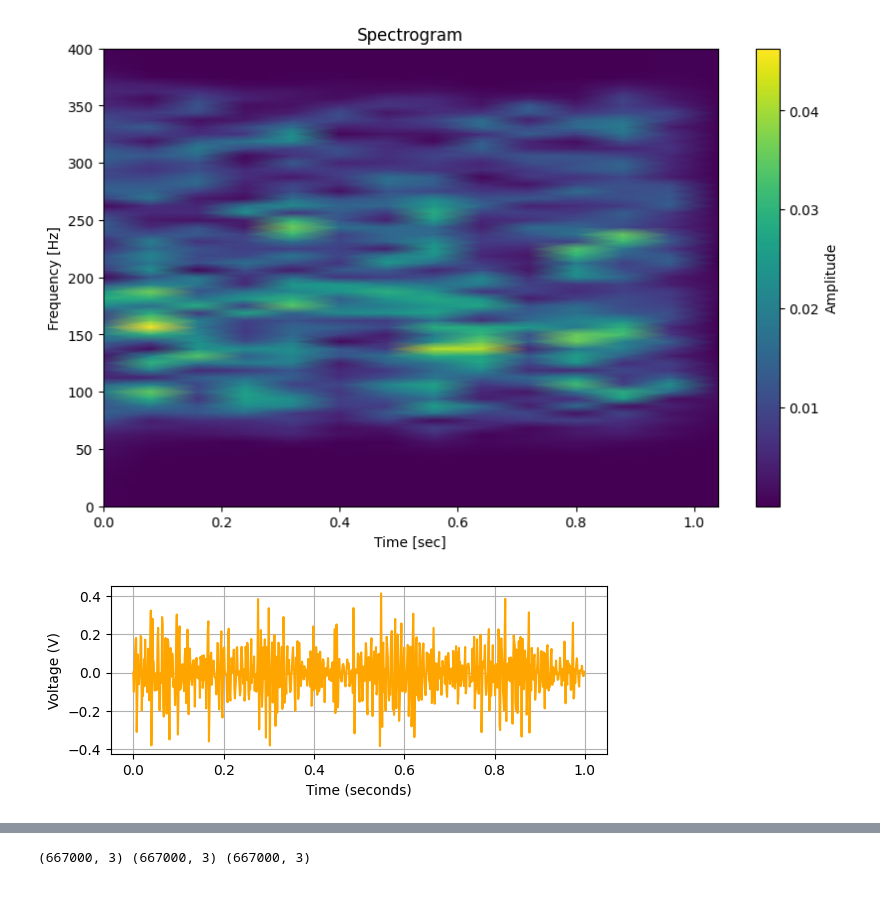
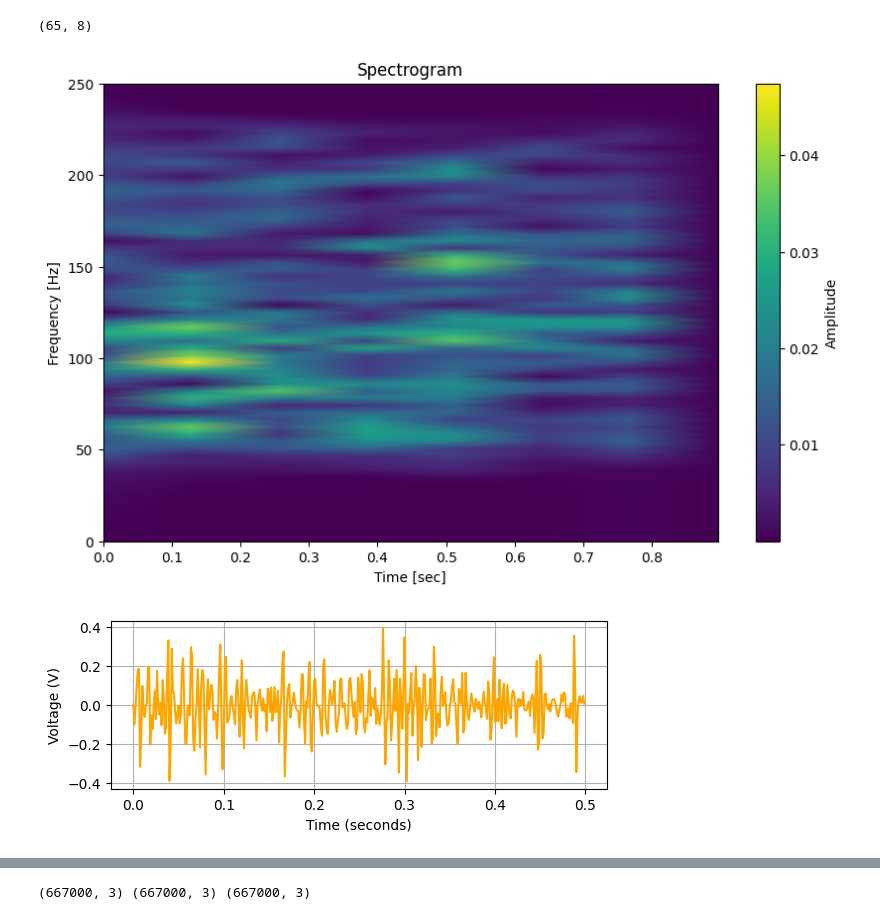
Before and after one commit to Aryanaut/ecz-ware, a Jupyter notebook: training/spectrogram.ipynb, the cells around one changed output, grey strips where cells are left out. Saved outputs shown, nothing was run; the diff lists cells and outputs as text; code cells hidden in the pictures.

Commit message:
reducd windowing size to half the sampling rate

```diff
--- a/training/spectrogram.ipynb
+++ b/training/spectrogram.ipynb
@@ -84,7 +80,7 @@ def stft(x, sampling_rate=1000):
     f, t, spec = signal.stft(x.numpy(), fs=sampling_rate, nperseg=128, noverlap = 64, nfft=128, boundary='zeros')
     return tf.convert_to_tensor(np.abs(spec))
 
-def stft_full(x, sampling_rate=800): # for visualization
+def stft_full(x, sampling_rate=1000): # for visualization
     f, t, spec = signal.stft(x.numpy(), fs=sampling_rate, nperseg=128, noverlap = 64, nfft=128, boundary='zeros')
     return f, t, tf.convert_to_tensor(np.abs(spec))
 
@@ -94,34 +90,36 @@ def get_spectrogram(data: np.ndarray):
     # spectrogram.set_shape((129, 124))
     return spectrogram
 # %%
-current_array = scratch_data_800Hz[100:900]
+current_array = scratch_data_800Hz[100:500]
 # print(rest_data_400Hz.shape)
 cleaned = cleanup(current_array)
 cleaned = tf.convert_to_tensor(cleaned, dtype=tf.float32)
-f, t, spec = stft_full(cleaned, sampling_rate=800)
+f, t, spec = stft_full(cleaned, sampling_rate=500)
 s = get_spectrogram(cleaned)
 # print(f, t)
+print(s.shape)
 plt.figure(figsize=(10, 6))
 plt.pcolormesh(t, f, s, shading='gouraud')
 plt.title('Spectrogram')
 plt.ylabel('Frequency [Hz]')
 plt.xlabel('Time [sec]')
 plt.colorbar(label='Amplitude')  # limit frequency range to make plot clearer
-plt.savefig('scratch_data_800Hz.png')
+# plt.savefig('scratch_data_800Hz.png')
 plt.show()
 
 
 time = np.arange(len(current_array)) / 800.0
 
 plt.subplot(2, 1, 2)
 plt.plot(time, cleaned, label='Centered EMG Voltage', color='orange')
 plt.ylabel('Voltage (V)')
 plt.xlabel('Time (seconds)')
 
 plt.grid(True)
 # %% [output]
+(65, 8)
-[figure, old version]
+[figure, new version]
-[figure, old version]
+[figure, new version]
 # %%
 # helper functions to train the model
 
```
Also changed, not shown: parts of 13 cells of this notebook, 2 other files.
